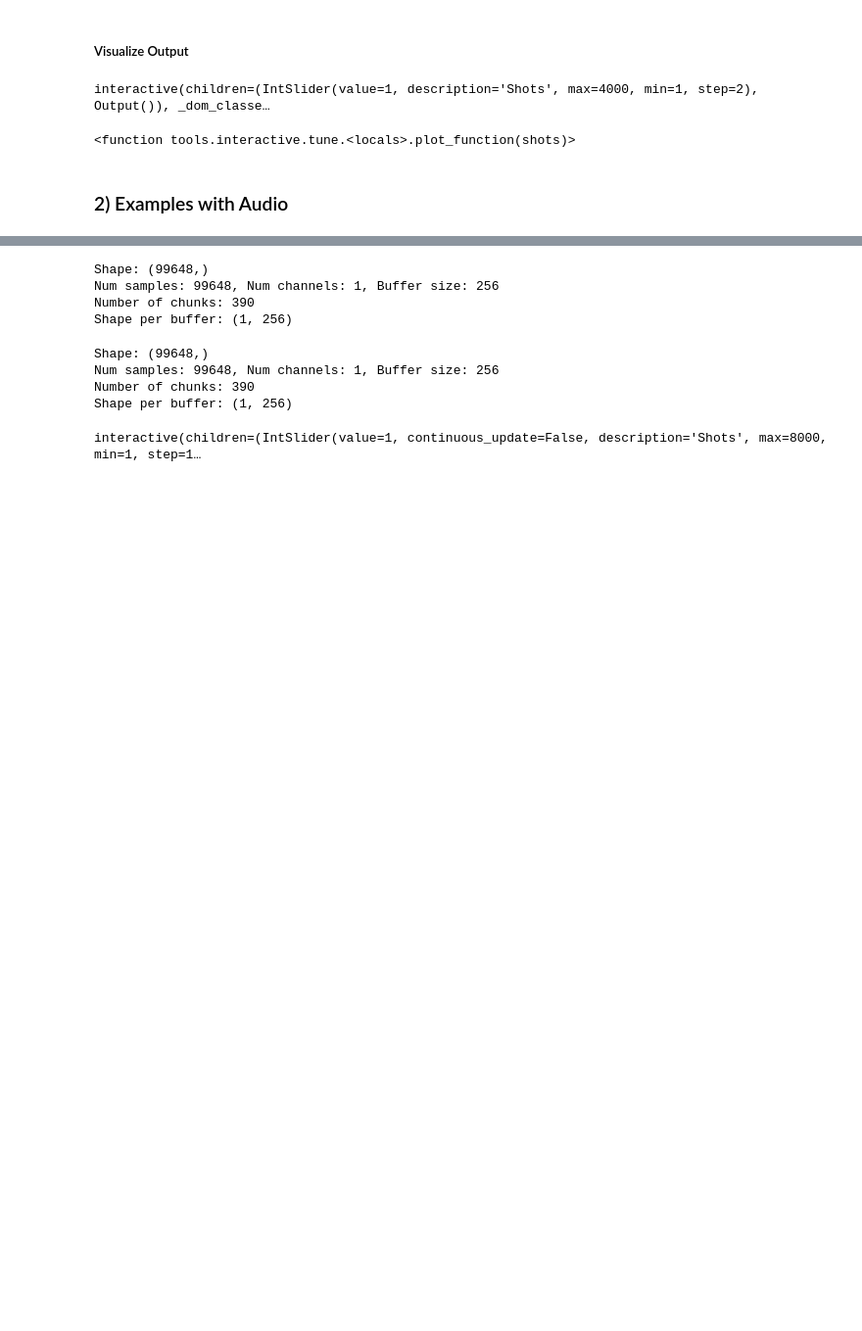
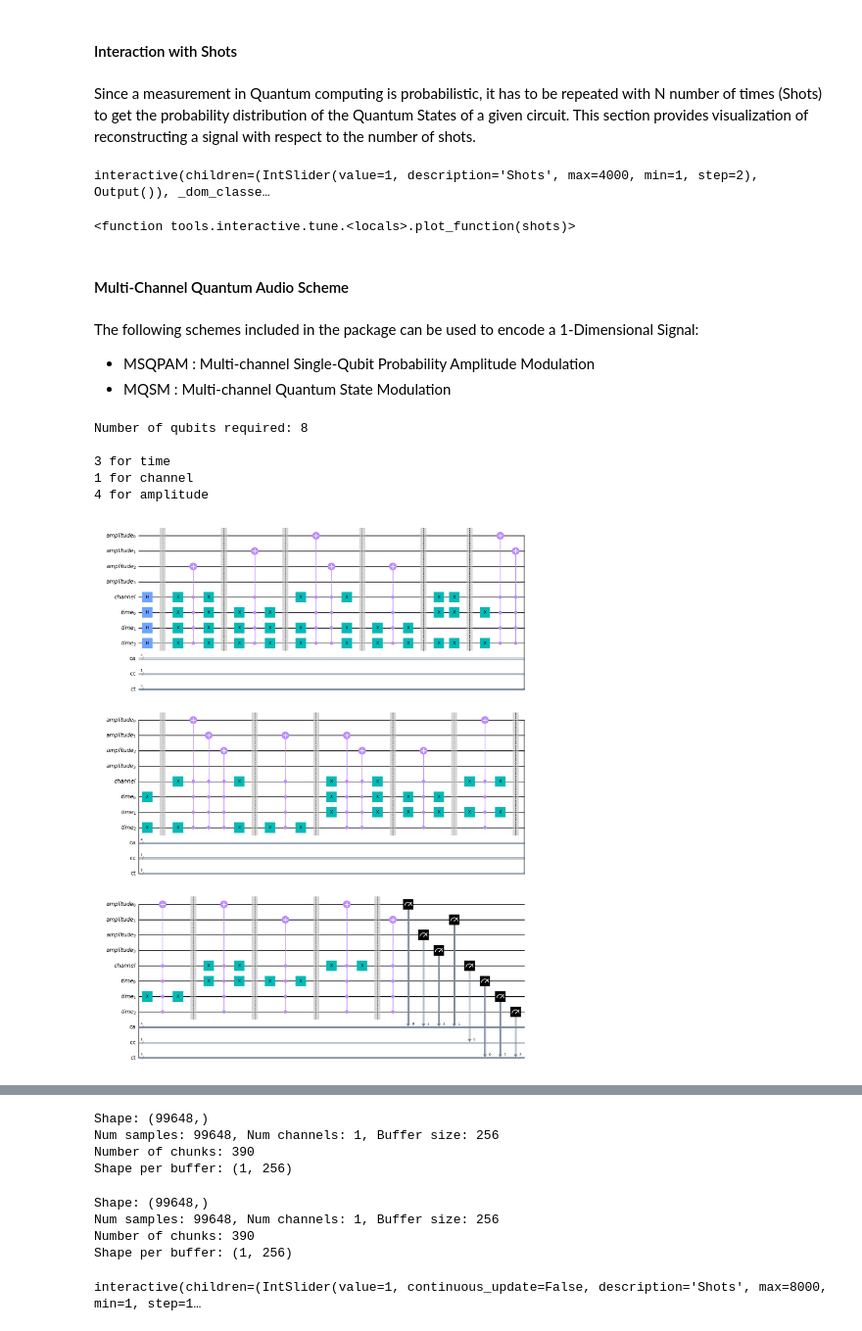
Before and after one commit to moth-quantum/quantum-audio, a Jupyter notebook: Demo.ipynb, the cells around one changed output, grey strips where cells are left out. Shown at 98% size. Drawn from its saved outputs; the diff is of its cells as text; code cells hidden in the pictures; blank space fills up the shorter version.

```diff
--- a/Demo.ipynb
+++ b/Demo.ipynb
@@ -42,5 +100,7 @@ plot([test_signal,decoded_signal])
-# %% [markdown]
-##### Visualize Output
+# %% [markdown]
+#### Interaction with Shots
+# %% [markdown]
+Since a measurement in Quantum computing is probabilistic, it has to be repeated with N number of times (Shots) to get the probability distribution of the Quantum States of a given circuit. This section provides visualization of reconstructing a signal with respect to the number of shots.
 # %%
 from tools import interactive
 # %%
@@ -48,5 +108,20 @@ interactive.tune(encoded_circuit,function=qpam.decode,step=2,max_value=4000,ref=
 # %% [output]
 interactive(children=(IntSlider(value=1, description='Shots', max=4000, min=1, step=2), Output()), _dom_classe…
 <function tools.interactive.tune.<locals>.plot_function(shots)>
-# %% [markdown]
-### 2) Examples with Audio
+# %% [markdown]
+#### Multi-Channel Quantum Audio Scheme <a id="multi-channel"></a>
+# %% [markdown]
+The following schemes included in the package can be used to encode a 1-Dimensional Signal:
+- MSQPAM : Multi-channel Single-Qubit Probability Amplitude Modulation
+- MQSM   : Multi-channel Quantum State Modulation
+# %%
+multi_channel_scheme = quantumaudio.load_scheme('mqsm') # a multi-channel quantum audio scheme. Replace 'mqsm' with 'msqpam' to try it out.
+# %%
+encoded_circuit = multi_channel_scheme.encode(stereo_signal,verbose=2) # verbose value 1 provides text information, 2 provides text with circuit (default). Turn off by setting it to 0.
+# %% [output]
+Number of qubits required: 8
+
+3 for time
+1 for channel
+4 for amplitude
+[figure, added]
```
Also changed, not shown: parts of 42 cells of this notebook.
